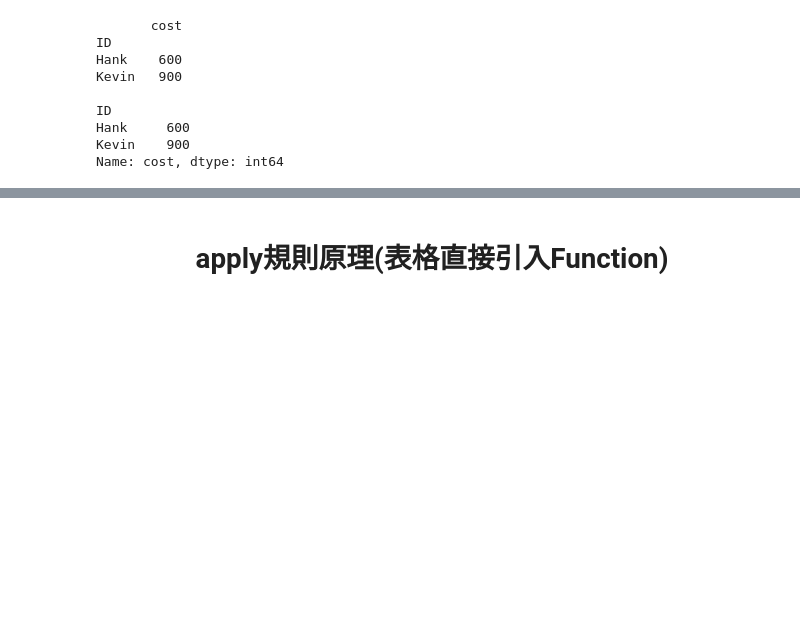
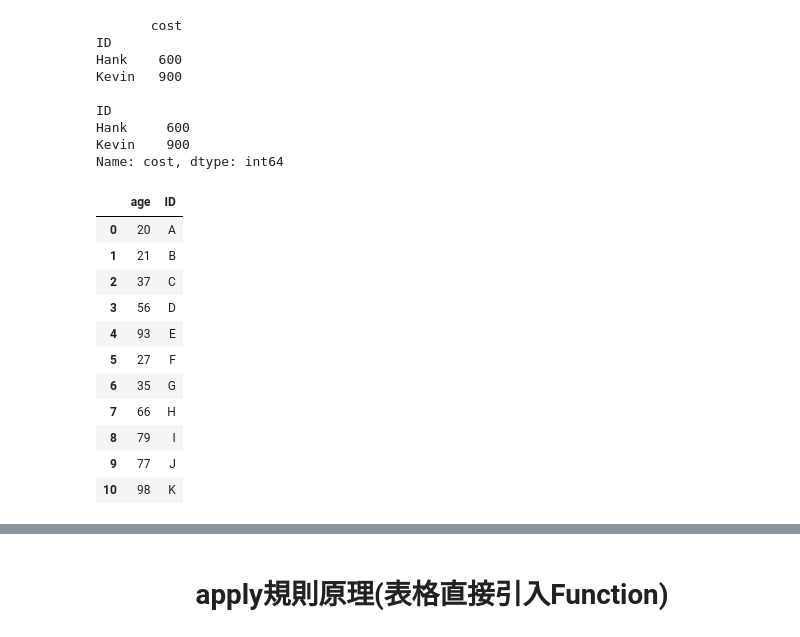
Before and after one commit to MaiKau/Pandas, a Jupyter notebook: Pandas(df).ipynb, the cells around one changed output, grey strips where cells are left out. Drawn from its saved outputs; the diff is of its cells as text; code cells hidden in the pictures; blank space fills up the shorter version.

```diff
--- a/Pandas(df).ipynb
+++ b/Pandas(df).ipynb
@@ -396,3 +397,26 @@ ID
 Hank     600
 Kevin    900
 Name: cost, dtype: int64
+# %%
+import pandas as pd
+########## cut區間分組 ##########
+cut_data = {'age':[20,21,37,56,93,27,35,66,79,77,98],
+        'ID':['A','B','C','D','E','F','G','H','I','J','K']
+    }
+
+cut_df = pd.DataFrame(cut_data)
+
+cut_df
+# %% [output]
+|  | age | ID |
+| 0 | 20 | A |
+| 1 | 21 | B |
+| 2 | 37 | C |
+| 3 | 56 | D |
+| 4 | 93 | E |
+| 5 | 27 | F |
+| 6 | 35 | G |
+| 7 | 66 | H |
+| 8 | 79 | I |
+| 9 | 77 | J |
+| 10 | 98 | K |
```
Also changed, not shown: parts of 7 cells of this notebook.
